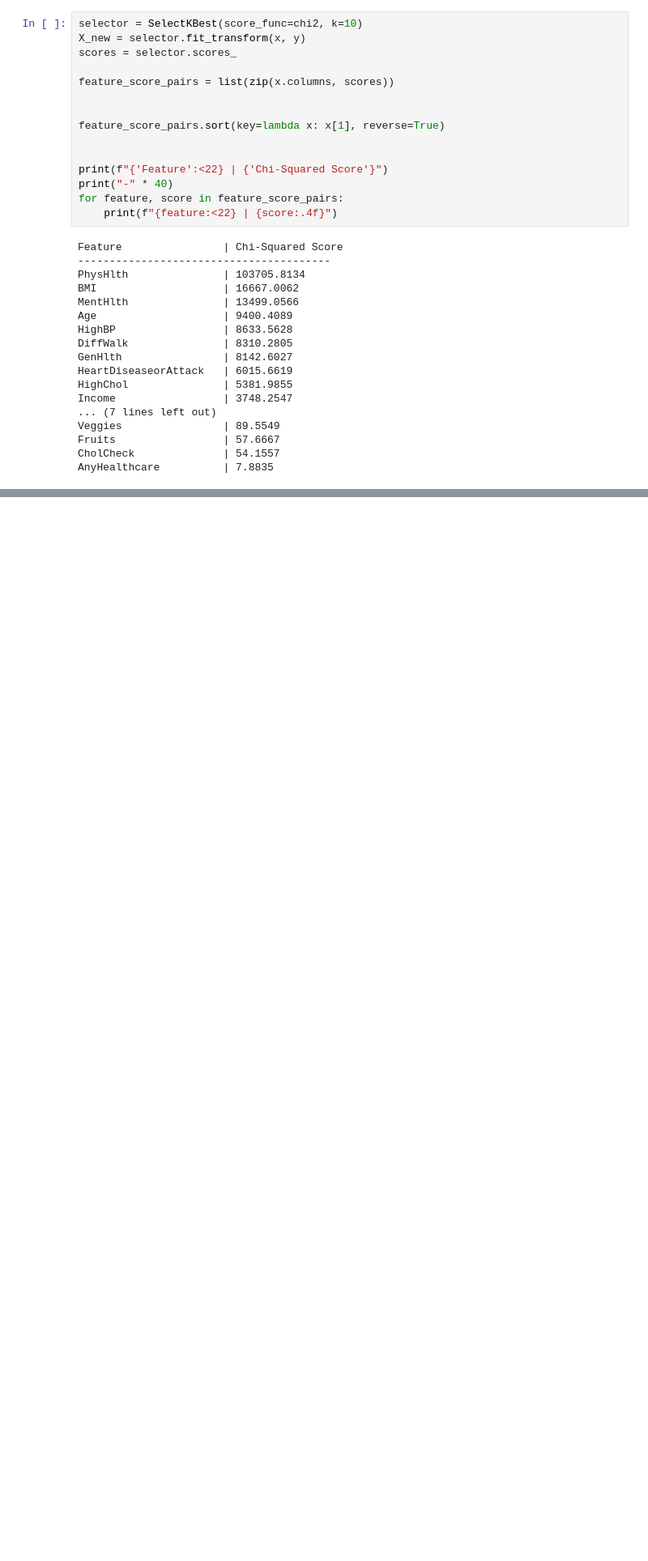
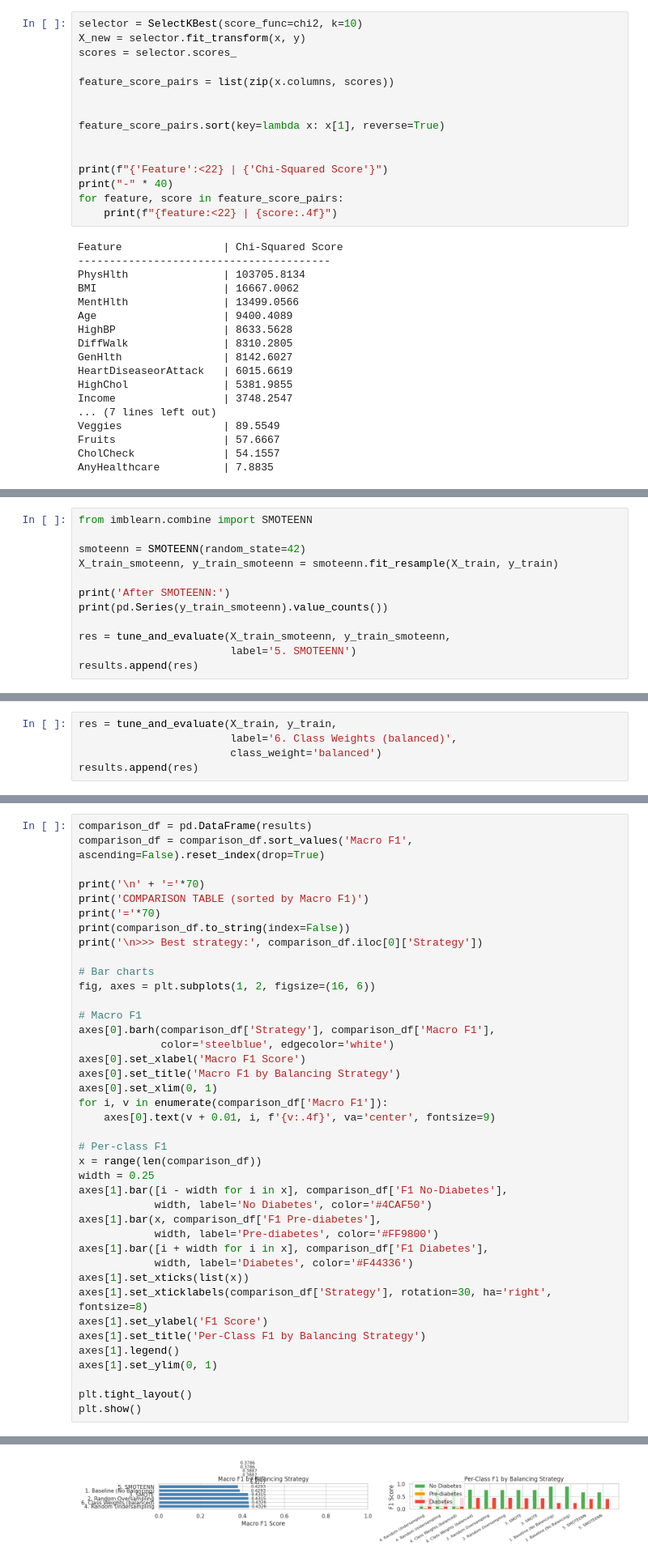
Before and after one commit to youssefkhamis998/diabetes-risk-prediction-ml, a Jupyter notebook: ML.ipynb, the cells around one changed output, grey strips where cells are left out. Shown at 81% size. Saved outputs shown, nothing was run; the diff lists cells and outputs as text; blank space fills up the shorter version.

Commit message:
comparison between imbalanced techniques on softmax
Signed-off-by: youssefkhamis998 <154970825+youssefkhamis998@users.noreply.github.com>

```diff
--- a/ML.ipynb
+++ b/ML.ipynb
@@ -518,0 +549,12 @@ weighted avg       0.84      0.63      0.70     45957
+# %%
+from imblearn.combine import SMOTEENN
+
+smoteenn = SMOTEENN(random_state=42)
+X_train_smoteenn, y_train_smoteenn = smoteenn.fit_resample(X_train, y_train)
+
+print('After SMOTEENN:')
+print(pd.Series(y_train_smoteenn).value_counts())
+
+res = tune_and_evaluate(X_train_smoteenn, y_train_smoteenn,
+                        label='5. SMOTEENN')
+results.append(res)
@@ -518,0 +579,5 @@ weighted avg       0.84      0.63      0.70     45957
+# %%
+res = tune_and_evaluate(X_train, y_train,
+                        label='6. Class Weights (balanced)',
+                        class_weight='balanced')
+results.append(res)
@@ -518,0 +600,41 @@ weighted avg       0.84      0.63      0.70     45957
+# %%
+comparison_df = pd.DataFrame(results)
+comparison_df = comparison_df.sort_values('Macro F1', ascending=False).reset_index(drop=True)
+
+print('\n' + '='*70)
+print('COMPARISON TABLE (sorted by Macro F1)')
+print('='*70)
+print(comparison_df.to_string(index=False))
+print('\n>>> Best strategy:', comparison_df.iloc[0]['Strategy'])
+
+# Bar charts
+fig, axes = plt.subplots(1, 2, figsize=(16, 6))
+
+# Macro F1
+axes[0].barh(comparison_df['Strategy'], comparison_df['Macro F1'],
+             color='steelblue', edgecolor='white')
+axes[0].set_xlabel('Macro F1 Score')
+axes[0].set_title('Macro F1 by Balancing Strategy')
+axes[0].set_xlim(0, 1)
+for i, v in enumerate(comparison_df['Macro F1']):
+    axes[0].text(v + 0.01, i, f'{v:.4f}', va='center', fontsize=9)
+
+# Per-class F1
+x = range(len(comparison_df))
+width = 0.25
+axes[1].bar([i - width for i in x], comparison_df['F1 No-Diabetes'],
+            width, label='No Diabetes', color='#4CAF50')
+axes[1].bar(x, comparison_df['F1 Pre-diabetes'],
+            width, label='Pre-diabetes', color='#FF9800')
+axes[1].bar([i + width for i in x], comparison_df['F1 Diabetes'],
+            width, label='Diabetes', color='#F44336')
+axes[1].set_xticks(list(x))
+axes[1].set_xticklabels(comparison_df['Strategy'], rotation=30, ha='right', fontsize=8)
+axes[1].set_ylabel('F1 Score')
+axes[1].set_title('Per-Class F1 by Balancing Strategy')
+axes[1].legend()
+axes[1].set_ylim(0, 1)
+
+plt.tight_layout()
+plt.show()
+# %% [output]
@@ -518,0 +659 @@ weighted avg       0.84      0.63      0.70     45957
+[figure, added]
```
Also changed, not shown: parts of 27 cells of this notebook.
